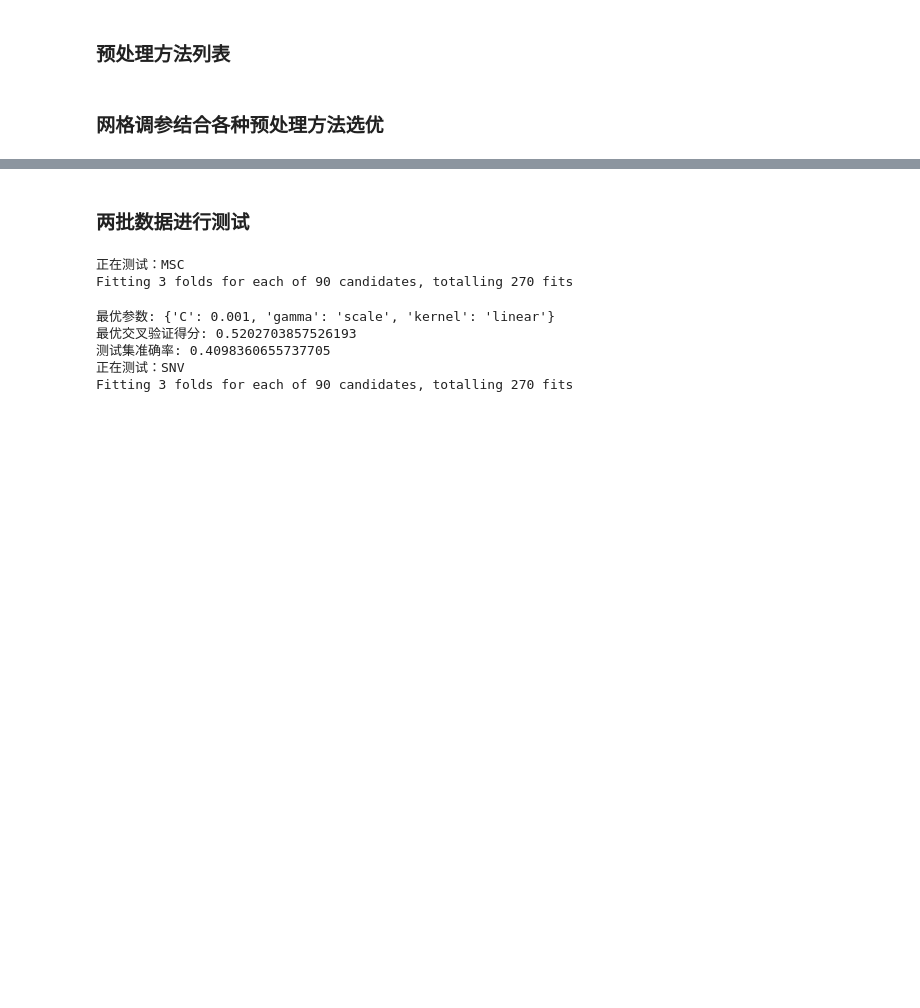
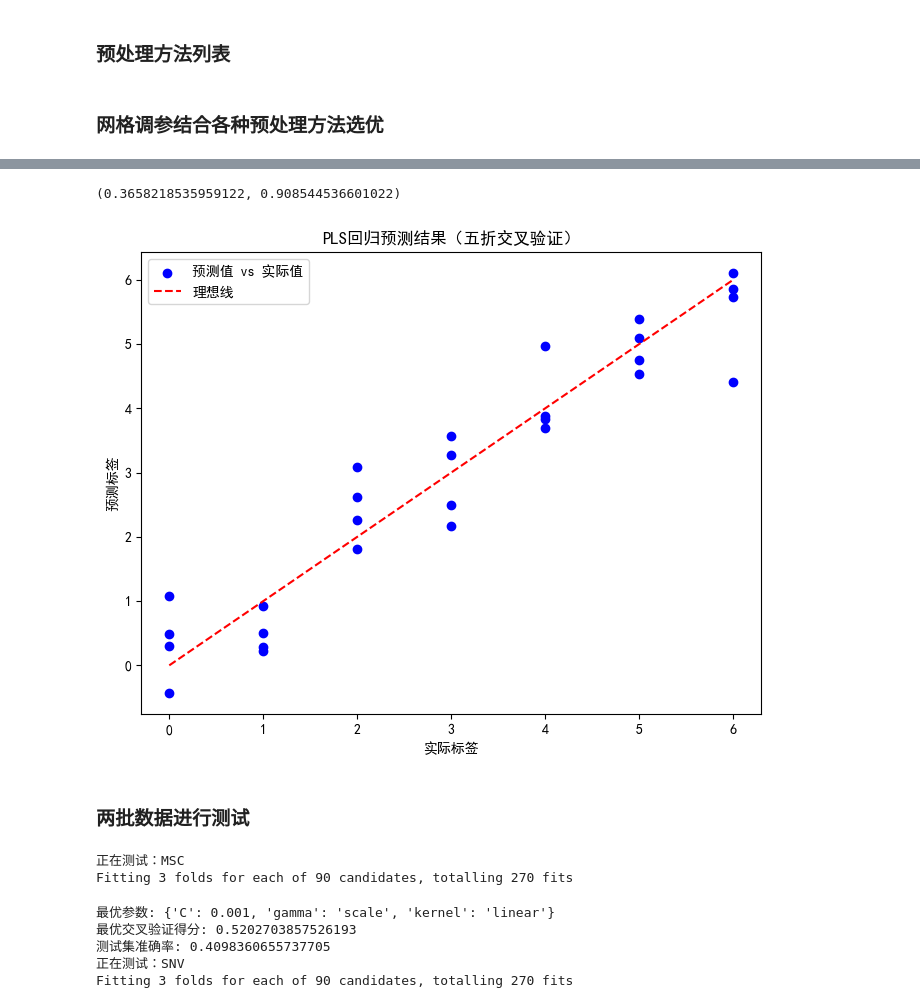
Before and after one commit to zwb-2023/Spectrum_analyse, a Jupyter notebook: SpectralAnalysis/光谱数据回归.ipynb, the cells around one changed output, grey strips where cells are left out. Saved outputs shown, nothing was run; the diff lists cells and outputs as text; code cells hidden in the pictures; blank space fills up the shorter version.

```diff
--- a/SpectralAnalysis/光谱数据回归.ipynb
+++ b/SpectralAnalysis/光谱数据回归.ipynb
@@ -131,3 +131,11 @@ Fitting 5 folds for each of 3 candidates, totalling 15 fits
+# %%
+n_components = 5  # Example number of components, adjust as needed
+best_model = PLSRegression(n_components=n_components)
+
+k_fold_cross_validation_regression(pca(spectrum), np.array(labels), best_model, n_splits=5 , random_state = random_seed , show= True)
+# %% [output]
+(0.3658218535959122, 0.908544536601022)
+[figure, added]
 # %% [markdown]
 ###  两批数据进行测试
 # %%
```
Also changed, not shown: parts of 6 cells of this notebook, 1 other file.
